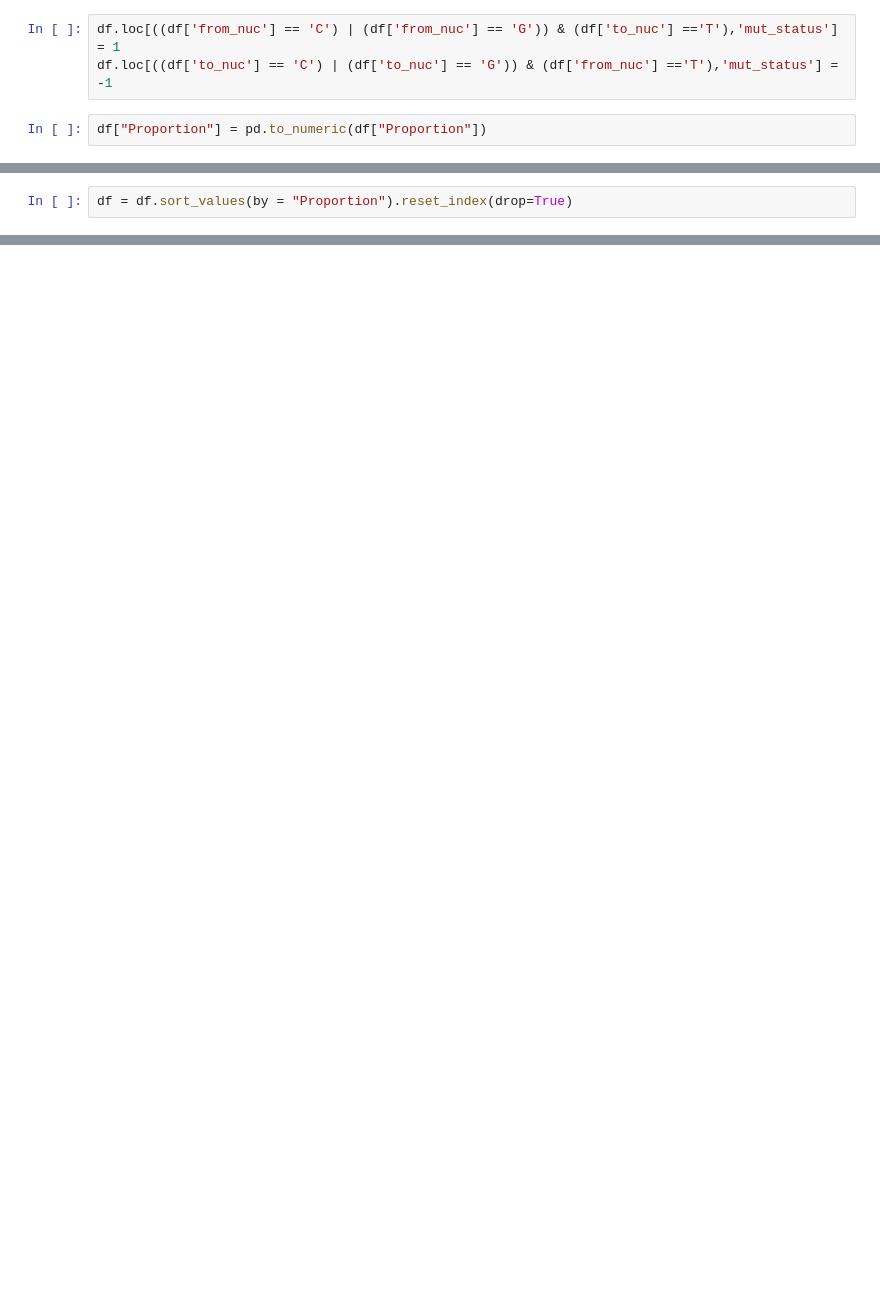
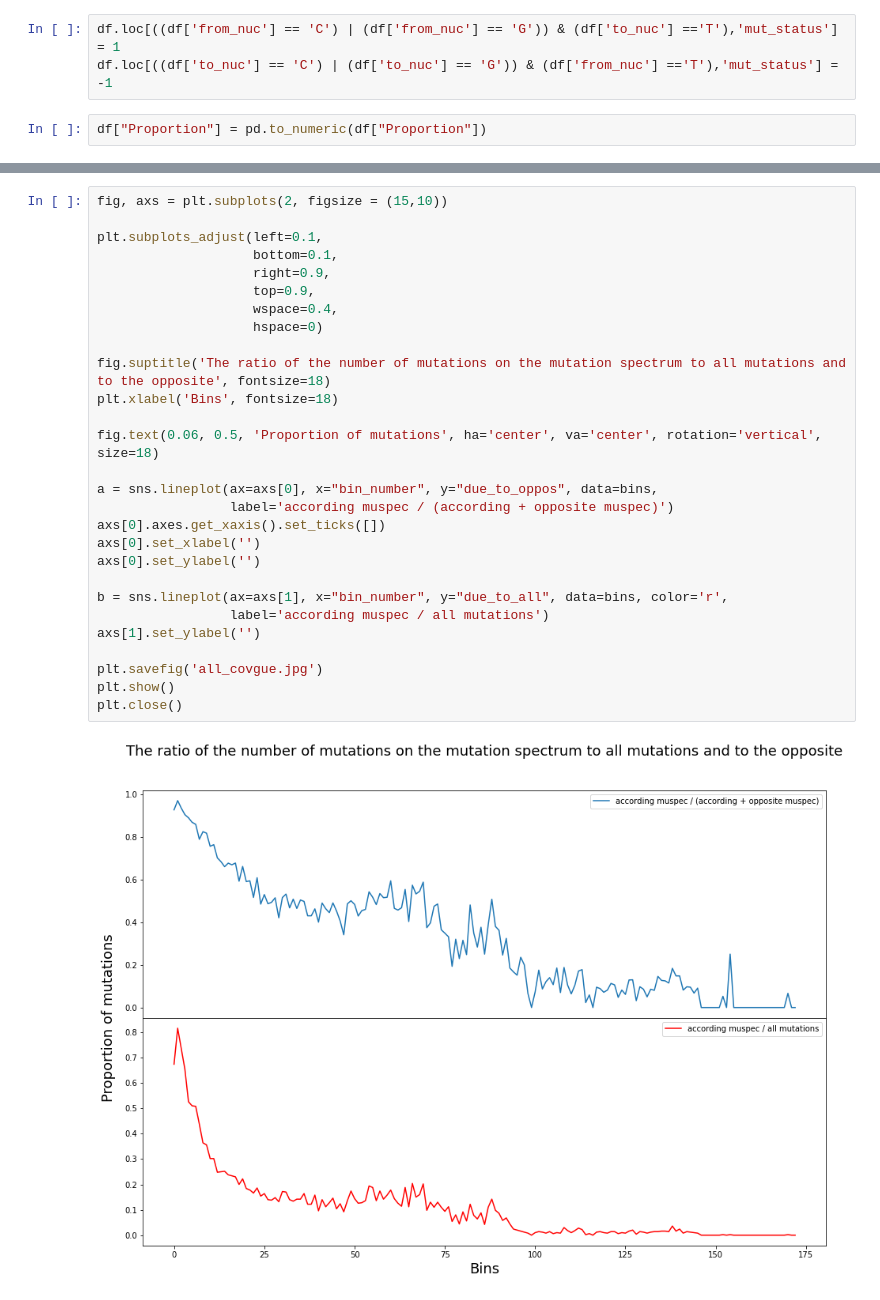
Before and after one commit to VoronkaAlexandr/Sars_Cov_2_MutSpec, a Jupyter notebook: Sars_Cov_2/cod/cov_glue_check.ipynb, the cells around one changed output, grey strips where cells are left out. Cells and saved outputs as stored; diff of their text form; blank space fills up the shorter version.

```diff
--- a/Sars_Cov_2/cod/cov_glue_check.ipynb
+++ b/Sars_Cov_2/cod/cov_glue_check.ipynb
@@ -160,2 +105,0 @@ print(np.asarray((unique, counts)).T)
-# %%
-df = df.sort_values(by = "Proportion").reset_index(drop=True)
@@ -269,0 +187,30 @@ predict.hist()
+# %%
+fig, axs = plt.subplots(2, figsize = (15,10))
+
+plt.subplots_adjust(left=0.1,
+                    bottom=0.1,
+                    right=0.9,
+                    top=0.9,
+                    wspace=0.4,
+                    hspace=0)
+
+fig.suptitle('The ratio of the number of mutations on the mutation spectrum to all mutations and to the opposite', fontsize=18)
+plt.xlabel('Bins', fontsize=18)
+
+fig.text(0.06, 0.5, 'Proportion of mutations', ha='center', va='center', rotation='vertical', size=18)
+
+a = sns.lineplot(ax=axs[0], x="bin_number", y="due_to_oppos", data=bins,
+                 label='according muspec / (according + opposite muspec)')
+axs[0].axes.get_xaxis().set_ticks([])
+axs[0].set_xlabel('')
+axs[0].set_ylabel('')
+
+b = sns.lineplot(ax=axs[1], x="bin_number", y="due_to_all", data=bins, color='r',
+                 label='according muspec / all mutations')
+axs[1].set_ylabel('')
+
+plt.savefig('all_covgue.jpg')
+plt.show()
+plt.close()
+# %% [output]
+[figure, added]
```
Also changed, not shown: parts of 71 cells of this notebook.
